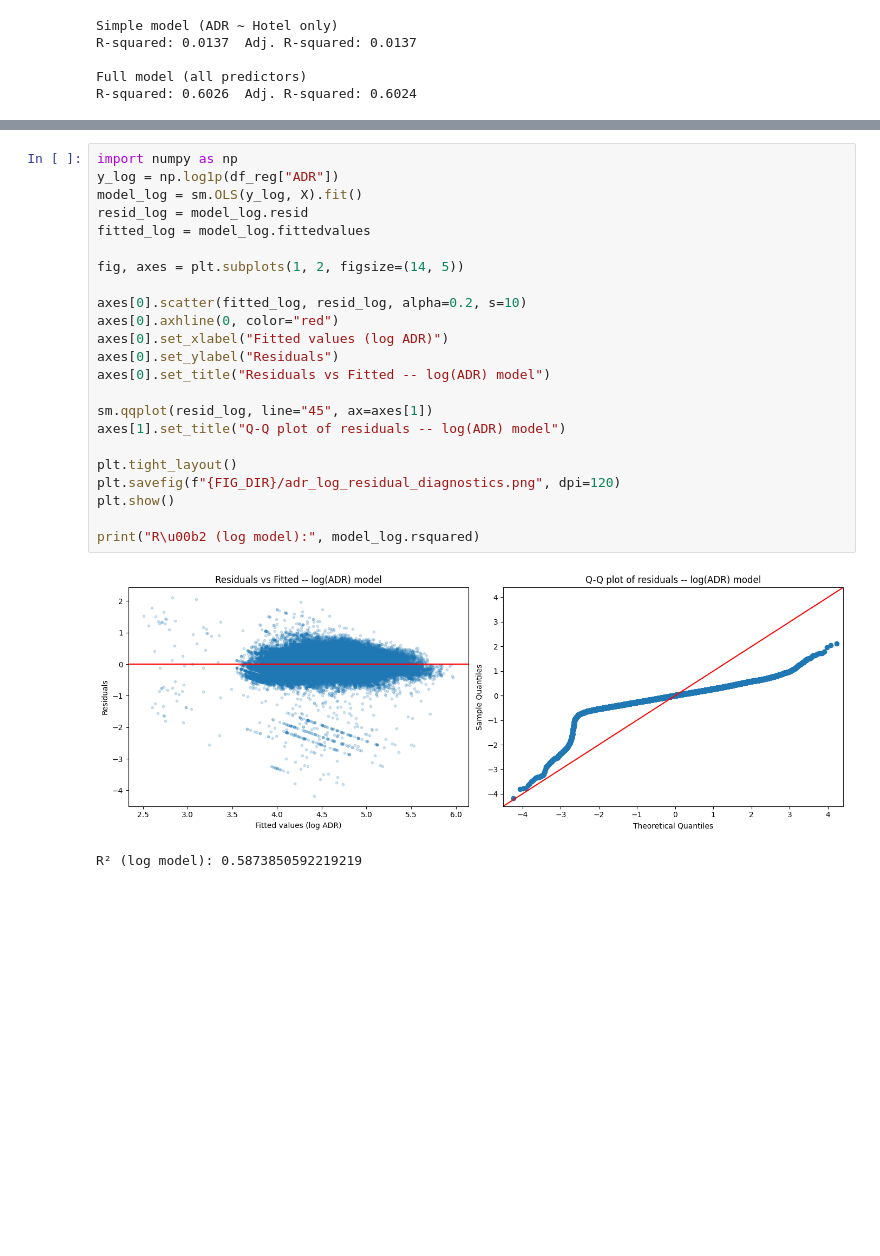
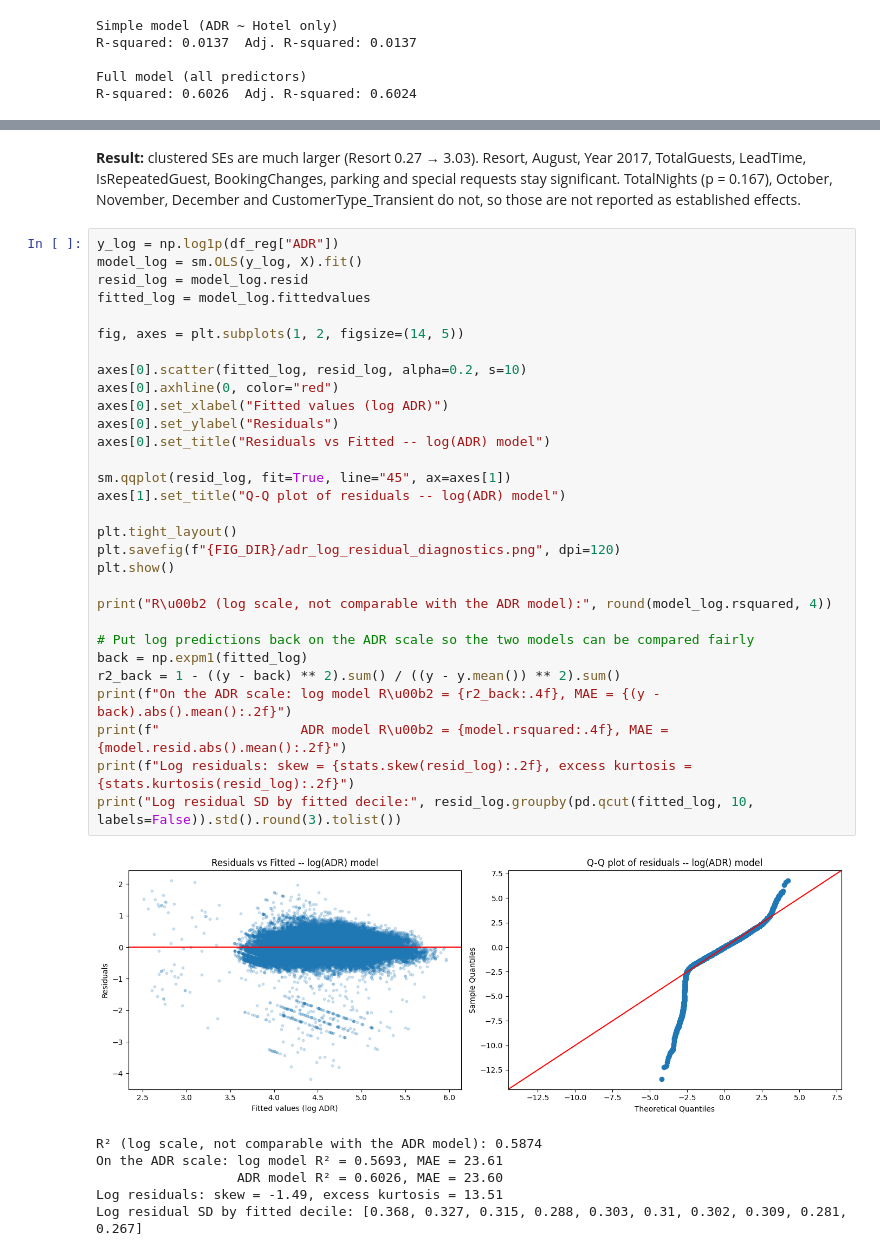
Before and after one commit to JahnaviSatish/BookingLens-Hotel-Booking-Behaviour, a Jupyter notebook: notebooks/03_inference_regression.ipynb, the cells around one changed output, grey strips where cells are left out. Saved outputs shown, nothing was run; the diff lists cells and outputs as text; blank space fills up the shorter version.

Commit message:
Fix Q-Q plots, add clustered SEs and Hotel x Month model

```diff
--- a/notebooks/03_inference_regression.ipynb
+++ b/notebooks/03_inference_regression.ipynb
@@ -427,27 +548,40 @@ plt.show()
+# %% [markdown]
+**Result:** clustered SEs are much larger (Resort 0.27 → 3.03). Resort, August, Year 2017, TotalGuests, LeadTime, IsRepeatedGuest, BookingChanges, parking and special requests stay significant. TotalNights (p = 0.167), October, November, December and CustomerType_Transient do not, so those are not reported as established effects.
 # %%
-import numpy as np
 y_log = np.log1p(df_reg["ADR"])
 model_log = sm.OLS(y_log, X).fit()
 resid_log = model_log.resid
 fitted_log = model_log.fittedvalues
 
 fig, axes = plt.subplots(1, 2, figsize=(14, 5))
 
 axes[0].scatter(fitted_log, resid_log, alpha=0.2, s=10)
 axes[0].axhline(0, color="red")
 axes[0].set_xlabel("Fitted values (log ADR)")
 axes[0].set_ylabel("Residuals")
 axes[0].set_title("Residuals vs Fitted -- log(ADR) model")
 
-sm.qqplot(resid_log, line="45", ax=axes[1])
+sm.qqplot(resid_log, fit=True, line="45", ax=axes[1])
 axes[1].set_title("Q-Q plot of residuals -- log(ADR) model")
 
 plt.tight_layout()
 plt.savefig(f"{FIG_DIR}/adr_log_residual_diagnostics.png", dpi=120)
 plt.show()
 
-print("R\u00b2 (log model):", model_log.rsquared)
+print("R\u00b2 (log scale, not comparable with the ADR model):", round(model_log.rsquared, 4))
+
+# Put log predictions back on the ADR scale so the two models can be compared fairly
+back = np.expm1(fitted_log)
+r2_back = 1 - ((y - back) ** 2).sum() / ((y - y.mean()) ** 2).sum()
+print(f"On the ADR scale: log model R\u00b2 = {r2_back:.4f}, MAE = {(y - back).abs().mean():.2f}")
+print(f"                  ADR model R\u00b2 = {model.rsquared:.4f}, MAE = {model.resid.abs().mean():.2f}")
+print(f"Log residuals: skew = {stats.skew(resid_log):.2f}, excess kurtosis = {stats.kurtosis(resid_log):.2f}")
+print("Log residual SD by fitted decile:", resid_log.groupby(pd.qcut(fitted_log, 10, labels=False)).std().round(3).tolist())
 # %% [output]
-[figure, old version]
+[figure, new version]
-R² (log model): 0.5873850592219219
+R² (log scale, not comparable with the ADR model): 0.5874
+On the ADR scale: log model R² = 0.5693, MAE = 23.61
+                  ADR model R² = 0.6026, MAE = 23.60
+Log residuals: skew = -1.49, excess kurtosis = 13.51
+Log residual SD by fitted decile: [0.368, 0.327, 0.315, 0.288, 0.303, 0.31, 0.302, 0.309, 0.281, 0.267]
 # %% [markdown]
```
Also changed, not shown: parts of 27 cells of this notebook, 2 other files.
